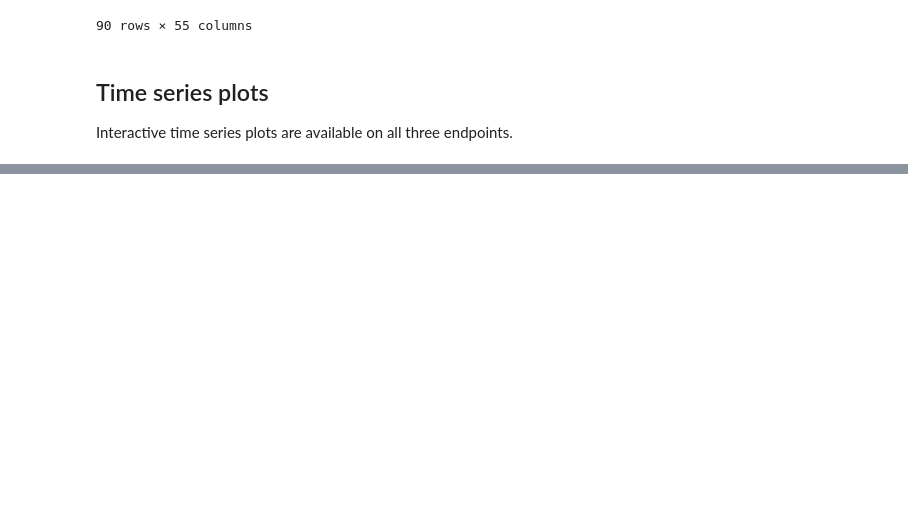
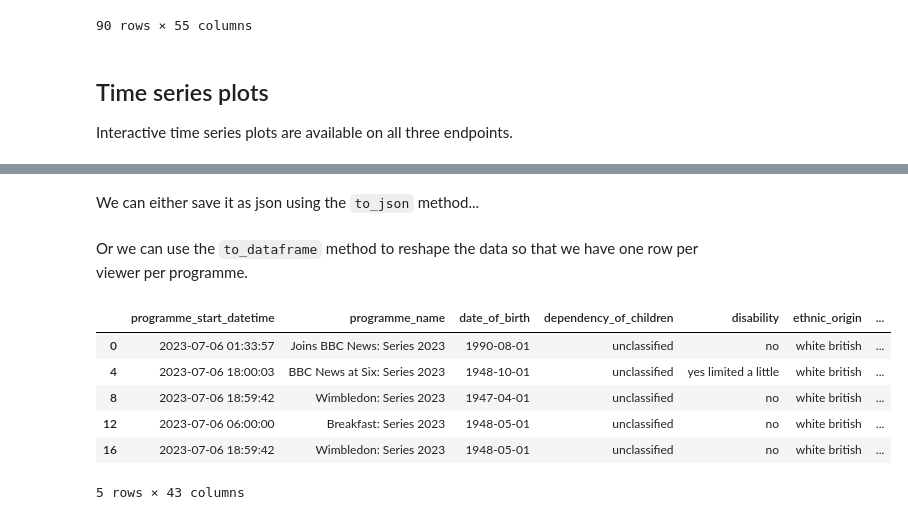
Before and after one commit to khaledserafy/pybarb, a Jupyter notebook: pybarb/getting_started.ipynb, the cells around one changed output, grey strips where cells are left out. Drawn from its saved outputs; the diff is of its cells as text; code cells hidden in the pictures; blank space fills up the shorter version.

```diff
--- a/pybarb/getting_started.ipynb
+++ b/pybarb/getting_started.ipynb
@@ -222,0 +287,2 @@ barb_api.audiences_by_time("2020-01-01", "2020-01-31", time_period_length=15, vi
+# %%
+viewing_results_set = barb_api.get_asynch_files()
@@ -222,0 +301,2 @@ barb_api.audiences_by_time("2020-01-01", "2020-01-31", time_period_length=15, vi
+# %% [markdown]
+We can either save it as json using the `to_json` method...
@@ -222,0 +305,13 @@ barb_api.audiences_by_time("2020-01-01", "2020-01-31", time_period_length=15, vi
+# %% [markdown]
+Or we can use the `to_dataframe` method to reshape the data so that we have one row per viewer per programme.
+# %%
+df = viewing_results_set.to_dataframe(unpack=["viewers", "programmes"])
+df.head()
+# %% [output]
+|  | programme_start_datetime | programme_name | date_of_birth | dependency_of_children | disability | ethnic_origin | ... |
+| 0 | 2023-07-06 01:33:57 | Joins BBC News: Series 2023 | 1990-08-01 | unclassified | no | white british | ... |
+| 4 | 2023-07-06 18:00:03 | BBC News at Six: Series 2023 | 1948-10-01 | unclassified | yes limited a little | white british | ... |
+| 8 | 2023-07-06 18:59:42 | Wimbledon: Series 2023 | 1947-04-01 | unclassified | no | white british | ... |
+| 12 | 2023-07-06 06:00:00 | Breakfast: Series 2023 | 1948-05-01 | unclassified | no | white british | ... |
+| 16 | 2023-07-06 18:59:42 | Wimbledon: Series 2023 | 1948-05-01 | unclassified | no | white british | ... |
+5 rows × 43 columns
```
Also changed, not shown: parts of 15 cells of this notebook, 5 other files.
